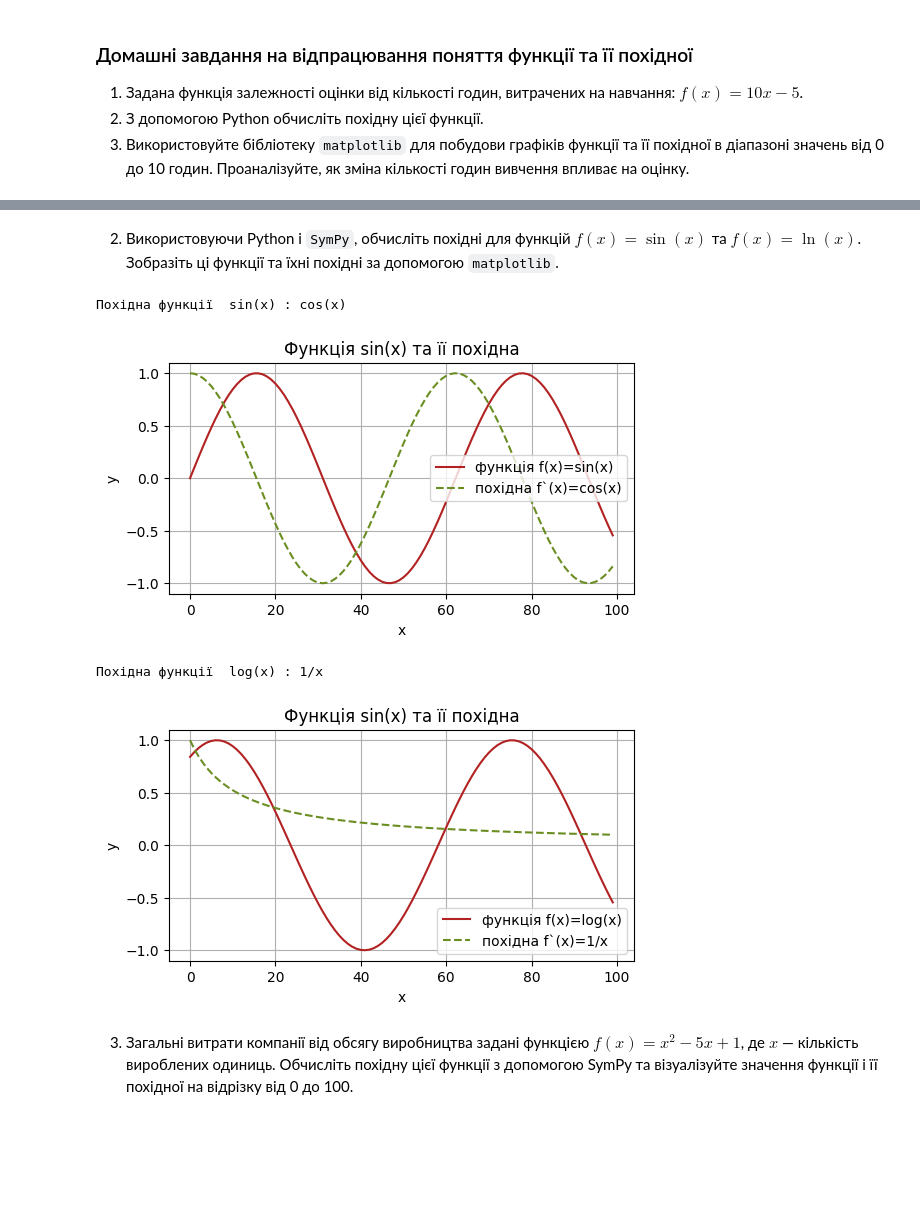
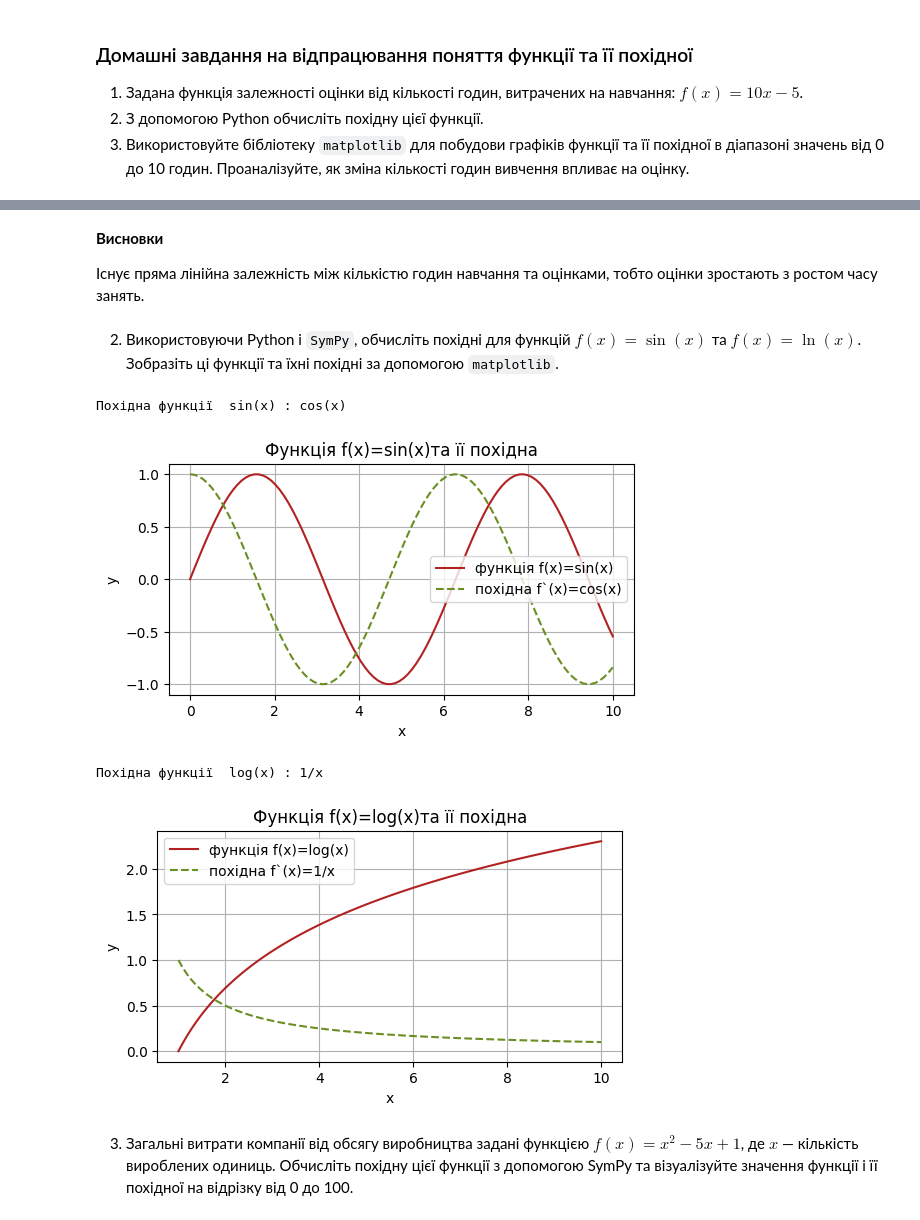
Before and after one commit to roldugina/Machine_learning_course, a Jupyter notebook: ML_task_2_3_funcions_derivatives.ipynb, the cells around one changed output, grey strips where cells are left out. Cells and saved outputs as stored; diff of their text form; code cells hidden in the pictures; blank space fills up the shorter version.

Commit message:
Add function derivatives task

```diff
--- a/ML_task_2_3_funcions_derivatives.ipynb
+++ b/ML_task_2_3_funcions_derivatives.ipynb
@@ -12,25 +12,38 @@
 import matplotlib.pyplot as plt
 import numpy as np
 import sympy as sp
+# %%
+def check_len(obj):
+    try:
+        return len(obj)
+    except TypeError:
+        return 0
 # %%
 # функція для побудови графіків функції та її похідної
 
-def derivative_viz(x,func,x_val,y_val,title):
+def derivative_viz(x,func,x_val,y_val):
 
+    # визначення даних
     derivative_func = sp.diff(func,x)
     df_lambda = sp.lambdify(x, derivative_func, 'numpy')
     df_val = df_lambda(x_val)
 
+    # перевірка, чи є похідна константою
+    if check_len(df_val) == 0:
+        df_val = [df_val]*len(x_val)
+
     print("Похідна функції ",func,":", derivative_func)
 
+    # візуалізація
+
     plt.figure(figsize = (6,3))
-    plt.plot(y_val, label = 'функція f(x)=' + str(func), color = "firebrick")
-    plt.plot(df_val, label = 'похідна f`(x)=' + str(derivative_func), color = "olivedrab",ls = '--')
+    plt.plot(x_val, y_val, label = 'функція f(x)=' + str(func), color = "firebrick")
+    plt.plot(x_val, df_val, label = 'похідна f`(x)=' + str(derivative_func), color = "olivedrab",ls = '--')
 
     plt.grid()
     plt.xlabel('x')
     plt.ylabel('y')
     plt.legend()
-    plt.title(title)
+    plt.title('Функція f(x)=' + str(func) + "та її похідна")
     plt.show()
 # %%
@@ -52,25 +63,36 @@ derivative_viz(x, func, x_values, y_values, 'Залежність оцінки
+# %% [markdown]
+**Висновки**
+
+Існує пряма лінійна залежність між кількістю годин навчання та оцінками, тобто оцінки зростають з ростом часу занять.
 # %% [markdown]
 2. Використовуючи Python і `SymPy`, обчисліть похідні для функцій $ f(x) = \sin(x) $ та $ f(x) = \ln(x) $. Зобразіть ці функції та їхні похідні за допомогою `matplotlib`.
 # %%
+# визначення даних
+
 x = sp.symbols('x')
 func = sp.sin(x)
-x_values = np.linspace(0,10,100)
-y_values = np.sin(x_values)
+x2_values = np.linspace(0,10,100)
+y2_values = np.sin(x2_values)
 
-derivative_viz(x, func, x_values, y_values, 'Функція sin(x) та її похідна')
+# візуалізація
+derivative_viz(x, func, x2_values, y2_values)
 # %% [output]
 Похідна функції  sin(x) : cos(x)
-[figure, old version]
+[figure, new version]
 # %%
+# визначення даних
+
 x = sp.symbols('x')
-func = sp.ln(x)
-x_values = np.linspace(1,10,100)
-y_values = np.sin(x_values)
+func = sp.log(x)
+x3_values = np.linspace(1,10,100)
+y3_values = np.log(x3_values)
 
-derivative_viz(x, func, x_values, y_values, 'Функція sin(x) та її похідна')
+# візуалізація
+
+derivative_viz(x, func, x3_values, y3_values)
 # %% [output]
 Похідна функції  log(x) : 1/x
-[figure, old version]
+[figure, new version]
 # %% [markdown]
 
 3. Загальні витрати компанії від обсягу виробництва задані функцією $ f(x) = x^2 - 5x + 1 $, де $ x $ — кількість вироблених одиниць. Обчисліть похідну цієї функції з допомогою SymPy та візуалізуйте значення функції і її похідної на відрізку від 0 до 100.
```
Also changed, not shown: parts of 3 cells of this notebook.
